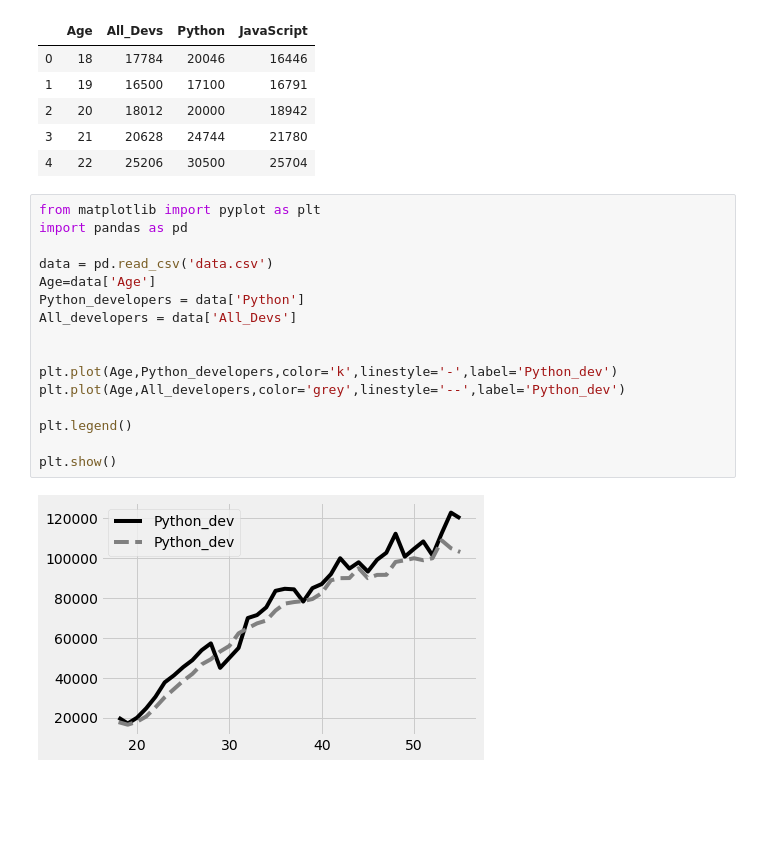
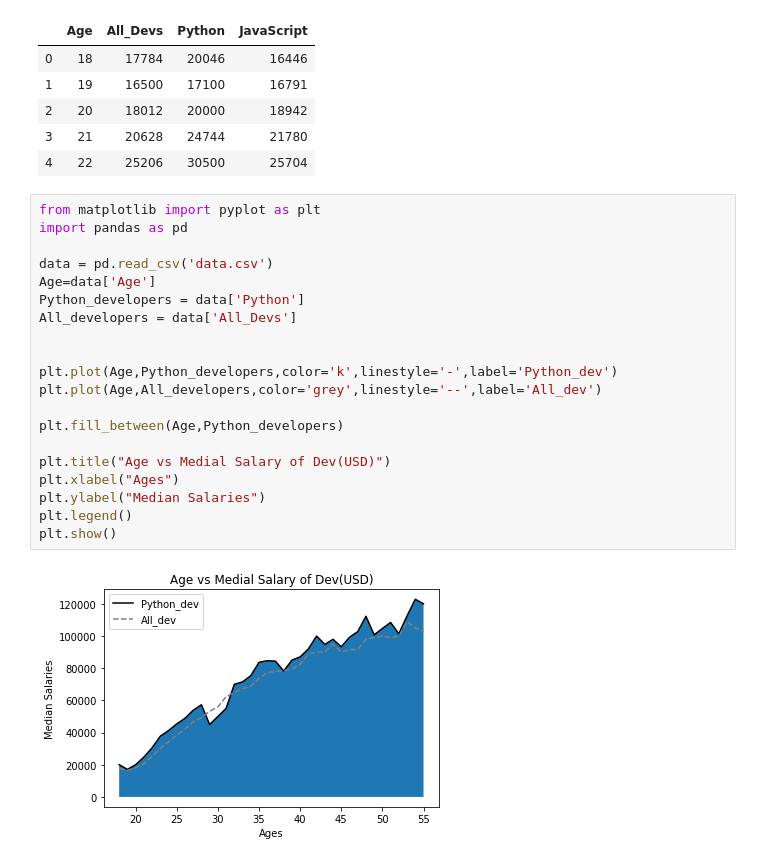
Before and after one commit to Vikasjce/Python, a Jupyter notebook: Matplotlib/05.Fill_Betweens/FillBetweens.ipynb, the cells around one changed output. Saved outputs shown, nothing was run; the diff lists cells and outputs as text; blank space fills up the shorter version.

```diff
--- a/Matplotlib/05.Fill_Betweens/FillBetweens.ipynb
+++ b/Matplotlib/05.Fill_Betweens/FillBetweens.ipynb
@@ -17,18 +17,22 @@ data.head()
 # %%
 from matplotlib import pyplot as plt
 import pandas as pd
 
 data = pd.read_csv('data.csv')
 Age=data['Age']
 Python_developers = data['Python']
 All_developers = data['All_Devs']
 
 
 plt.plot(Age,Python_developers,color='k',linestyle='-',label='Python_dev')
-plt.plot(Age,All_developers,color='grey',linestyle='--',label='Python_dev')
+plt.plot(Age,All_developers,color='grey',linestyle='--',label='All_dev')
 
+plt.fill_between(Age,Python_developers)
+
+plt.title("Age vs Medial Salary of Dev(USD)")
+plt.xlabel("Ages")
+plt.ylabel("Median Salaries")
 plt.legend()
-
 plt.show()
 # %% [output]
-[figure, old version]
+[figure, new version]
```
Also changed, not shown: parts of 4 cells of this notebook, 1 other file.
